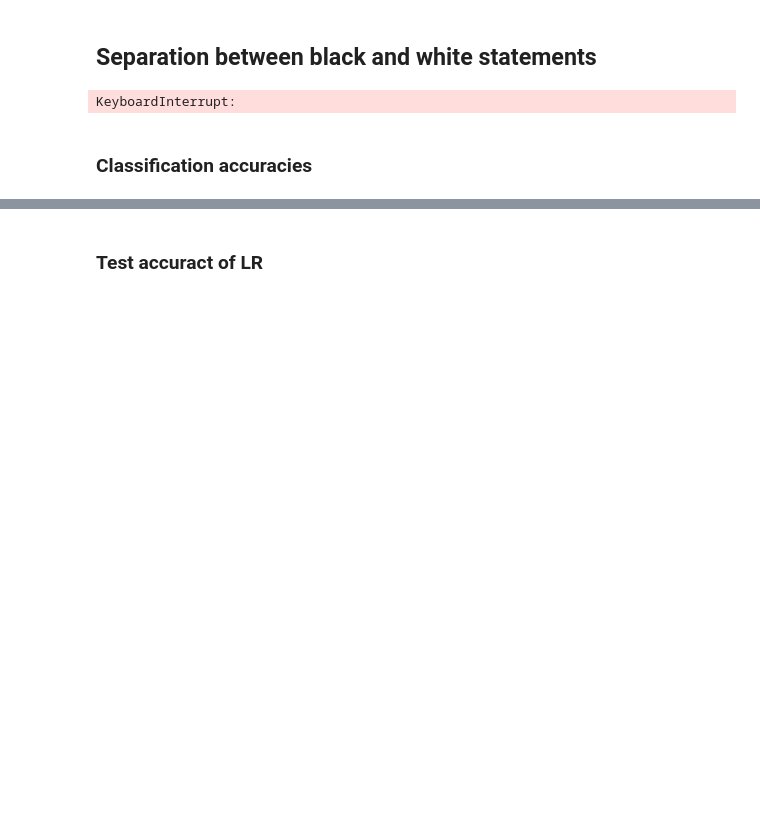
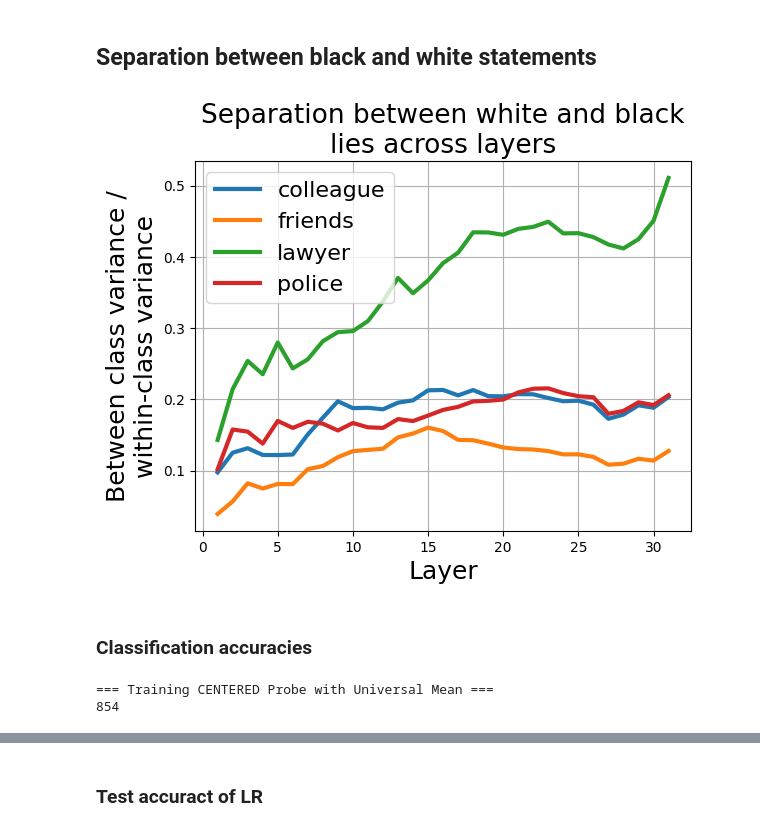
Before and after one commit to flohop/Truth_is_Universal, a Jupyter notebook: black_white_lies_direction.ipynb, the cells around one changed output, grey strips where cells are left out. Drawn from its saved outputs; the diff is of its cells as text; code cells hidden in the pictures; blank space fills up the shorter version.

```diff
--- a/black_white_lies_direction.ipynb
+++ b/black_white_lies_direction.ipynb
@@ -10,4 +10,14 @@ from scipy.stats import gaussian_kde
 from sklearn.decomposition import PCA
 from collections import defaultdict
 from sklearn.metrics import roc_auc_score
+# %%
+# Parameters
+figure_output_dir = ""
+model_family = 'Llama3' # options are 'Llama3', 'Llama2', 'Gemma', 'Gemma2' or 'Mistral'
+model_size = '8B'
+model_type = 'chat' # options are 'chat' or 'base'
+layer = 12 # layer from which to extract activations
+model = None
+tokenizer = None
+run_accuracy_cell = True # moved this cell to script, to increase performance
 # %%
@@ -29,6 +33,7 @@ print(train_set_sizes)
 # %% [markdown]
 ## Separation between black and white statements
 # %%
+import os
 # find the layer with the largest separation between true and false statements
 # you need to have stored the activations in layers 1-27 for all four datasets to run this cell
 layers = np.arange(1, 32, 1)
@@ -42,34 +47,37 @@ for dataset in datasets_separation:
         dm.add_dataset(dataset, model_family, model_size, model_type,
                         layer_nr, split=None, center=False, device='cpu')
         acts, labels = dm.data[dataset]
         # Calculate means for each class
         false_stmnt_ids = labels == 0
         true_stmnt_ids = labels == 1
 
         false_acts = acts[false_stmnt_ids]
         true_acts = acts[true_stmnt_ids]
 
         mean_false = false_acts.mean(dim=0)
         mean_true = true_acts.mean(dim=0)
 
         # Calculate within-class variance
         within_class_variance_false = false_acts.var(dim=0).mean()
         within_class_variance_true = true_acts.var(dim=0).mean()
         within_class_variances.append((within_class_variance_false + within_class_variance_true).item() / 2)
 
         # Calculate between-class variance
         overall_mean = acts.mean(dim=0)
         between_class_variances.append(((mean_false - overall_mean).pow(2)
                                         + (mean_true - overall_mean).pow(2)).mean().item() / 2)
 
     plt.plot(layers, np.array(between_class_variances) / np.array(within_class_variances), label=dataset.split('/')[-1], linewidth=3)
 plt.legend(fontsize=16)
 plt.ylabel('Between class variance /\nwithin-class variance', fontsize=18)
 plt.xlabel('Layer', fontsize=18)
 plt.title('Separation between white and black\nlies across layers', fontsize=19)
 plt.grid(True)
+# save fig
+if figure_output_dir:
+    plt.savefig(os.path.join(figure_output_dir, "black_white_separation.png"), dpi=300, bbox_inches="tight")
 # %% [output]
-KeyboardInterrupt:
+[figure, added]
 # %% [markdown]
 ### Classification accuracies
 # %%
@@ -87,11 +95,16 @@ _, all_acts_raw, all_labels, _ = collect_training_data(
     train_sets, train_set_sizes, model_family, model_size, model_type, layer
 )
 
+print(len(all_acts_raw))
+
 # 2. Calculate and Subtract Mean
 # This vector represents the "center of mass" of typical LLM activations
 universal_mean = torch.mean(all_acts_raw, dim=0)
 X_centered = (all_acts_raw - universal_mean).numpy()
 y = all_labels.numpy()
+# %% [output]
+=== Training CENTERED Probe with Universal Mean ===
+854
 # %%
 # ==============================================
 # FINAL STEP: Train Master Probe on ALL Data
```
Also changed, not shown: parts of 6 cells of this notebook, 5 other files.
